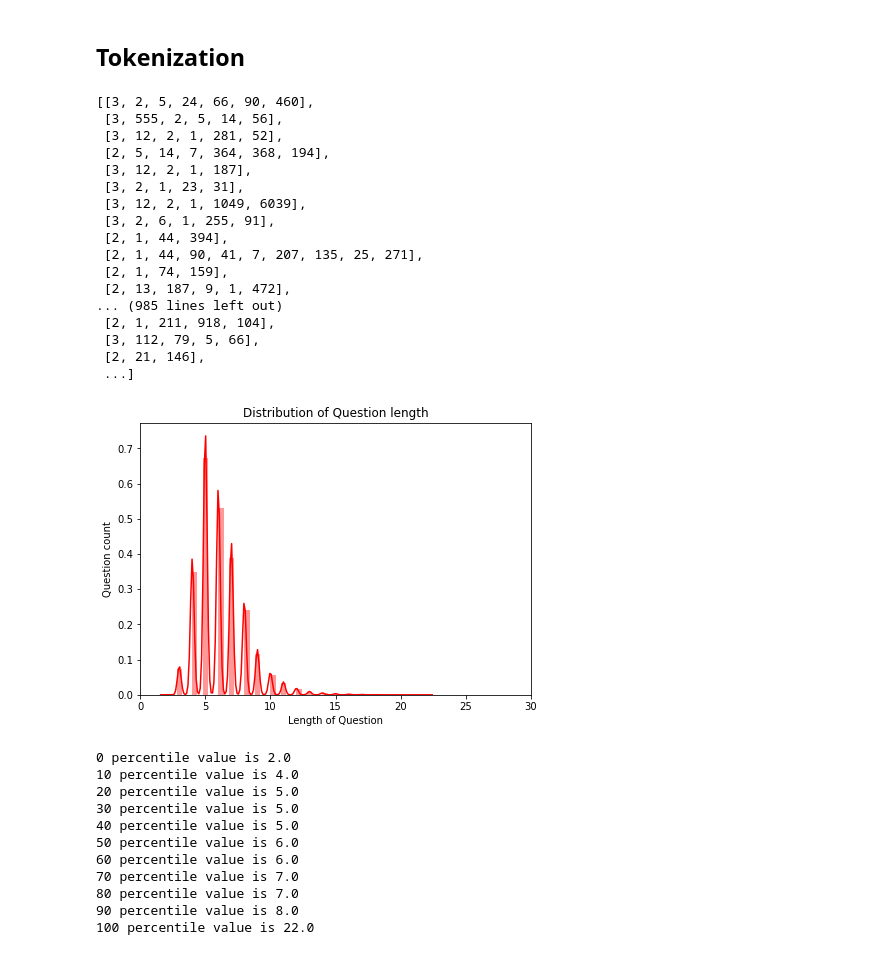
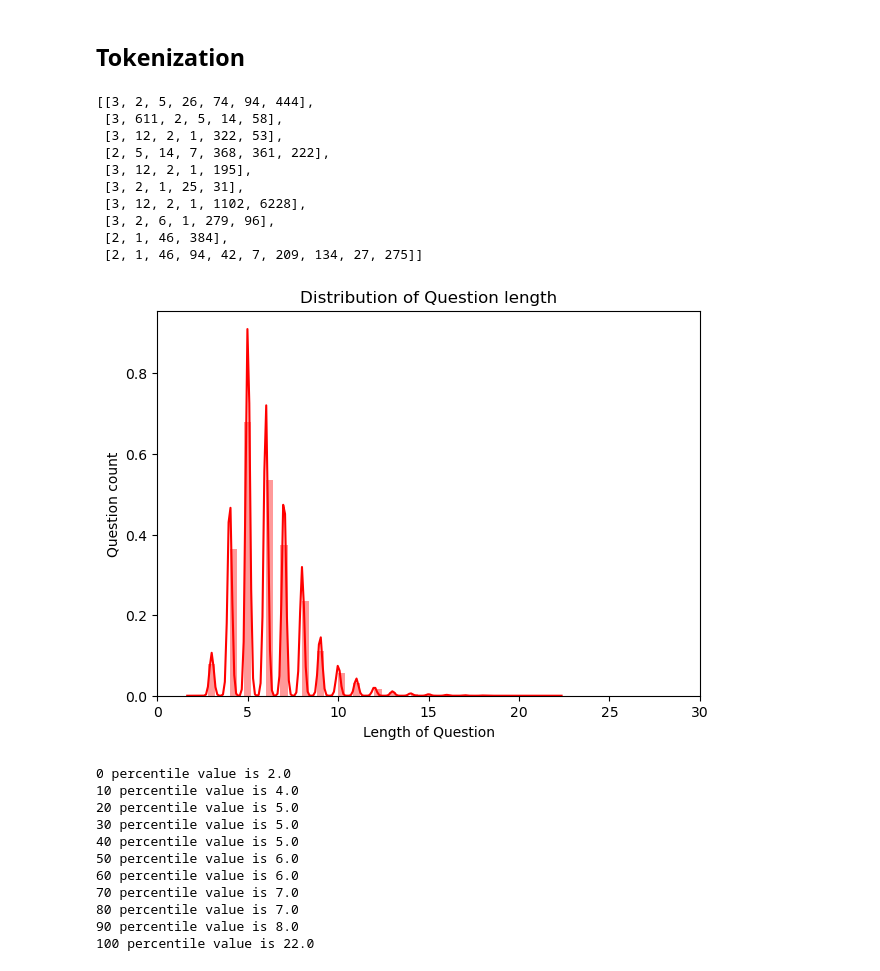
Before and after one commit to bvantuan/VQA, a Jupyter notebook: DataProcess.ipynb, the cells around one changed output. Cells and saved outputs as stored; diff of their text form; code cells hidden in the pictures.

```diff
--- a/DataProcess.ipynb
+++ b/DataProcess.ipynb
@@ -535,61 +556,56 @@ with open(f'{PROCESSED_DATA_FOLDER}/processed_questions.pkl', 'rb') as f:
 ## Tokenization
 # %%
 # Text tokenization class
-oTok = text.Tokenizer(filters='')
+oQuestionTok = text.Tokenizer(filters='')
 # Update internal vocabulary based on a list of questions.
-oTok.fit_on_texts(psQuestionTrainProcessed)
+oQuestionTok.fit_on_texts(psQuestionTrainValTestProcessed)
 # %%
-# # save to disk
-# with open(f'{DATA_FOLDER}/text_tokenizer.pkl', 'wb') as f:
-#     joblib.dump(oTok, f)
+# save question tokenizer to disk
+with open(f'{DATA_FOLDER}/question_tokenizer.pkl', 'wb') as f:
+    joblib.dump(oQuestionTok, f)
 # %%
-# load from disk
-with open(f'{DATA_FOLDER}/text_tokenizer.pkl', 'rb') as f:
-    oTok = joblib.load(f)
+# load question tokenizer from disk
+with open(f'{DATA_FOLDER}/question_tokenizer.pkl', 'rb') as f:
+    oQuestionTok = joblib.load(f)
 # %%
-# Transform each trainning question to a sequence of integers.
-clQuestionTrainTokenized = oTok.texts_to_sequences(psQuestionTrainProcessed)
-# Transform each validation question to a sequence of integers.
-clQuestionValTokenized = oTok.texts_to_sequences(psQuestionValProcessed)
+# Transform each trainning + validation question to a sequence of integers.
+clQuestionTrainValTokenized = oQuestionTok.texts_to_sequences(psQuestionTrainValProcessed)
+
+# Transform each test question to a sequence of integers.
+clQuestionTestTokenized = oQuestionTok.texts_to_sequences(psQuestionTestProcessed)
 # %%
-clQuestionTrainTokenized
+# Display the 10 first question tokenizations
+clQuestionTrainValTokenized[:10]
 # %% [output]
-[[3, 2, 5, 24, 66, 90, 460],
- [3, 555, 2, 5, 14, 56],
- [3, 12, 2, 1, 281, 52],
- [2, 5, 14, 7, 364, 368, 194],
- [3, 12, 2, 1, 187],
- [3, 2, 1, 23, 31],
- [3, 12, 2, 1, 1049, 6039],
- [3, 2, 6, 1, 255, 91],
- [2, 1, 44, 394],
- [2, 1, 44, 90, 41, 7, 207, 135, 25, 271],
- [2, 1, 74, 159],
- [2, 13, 187, 9, 1, 472],
-... (985 lines left out)
- [2, 1, 211, 918, 104],
- [3, 112, 79, 5, 66],
- [2, 21, 146],
- ...]
+[[3, 2, 5, 26, 74, 94, 444],
+ [3, 611, 2, 5, 14, 58],
+ [3, 12, 2, 1, 322, 53],
+ [2, 5, 14, 7, 368, 361, 222],
+ [3, 12, 2, 1, 195],
+ [3, 2, 1, 25, 31],
+ [3, 12, 2, 1, 1102, 6228],
+ [3, 2, 6, 1, 279, 96],
+ [2, 1, 46, 384],
+ [2, 1, 46, 94, 42, 7, 209, 134, 27, 275]]
 # %%
 # list of lengths of question token
-clQuestionTokenLength = [len(clToken) for clToken in clQuestionTrainTokenized]
+clQuestionTokenLength = [len(clToken) for clToken in clQuestionTrainValTokenized + clQuestionTestTokenized]
 # Create a new figure
 plt.figure(figsize=(7,5))
 # Show a default plot with a kernel density estimate and histogram with bin size determined automatically
 sns.distplot(clQuestionTokenLength, color='red')
 # Set a title for the figure
 plt.title('Distribution of Question length')
 # Set the label for the x-axis
 plt.xlabel('Length of Question')
 # Set the label for the y-axis
 plt.ylabel('Question count')
 # Set the x-axis limits
 plt.xlim(0, 30)
 # Display the figure
 plt.show()
 # %% [output]
-[figure, old version]
+[figure, new version]
 # %%
 for iC in range(0, 11):
     # Compute the q-th percentile of the token length
```
Also changed, not shown: parts of 49 cells of this notebook, 3 other files.
